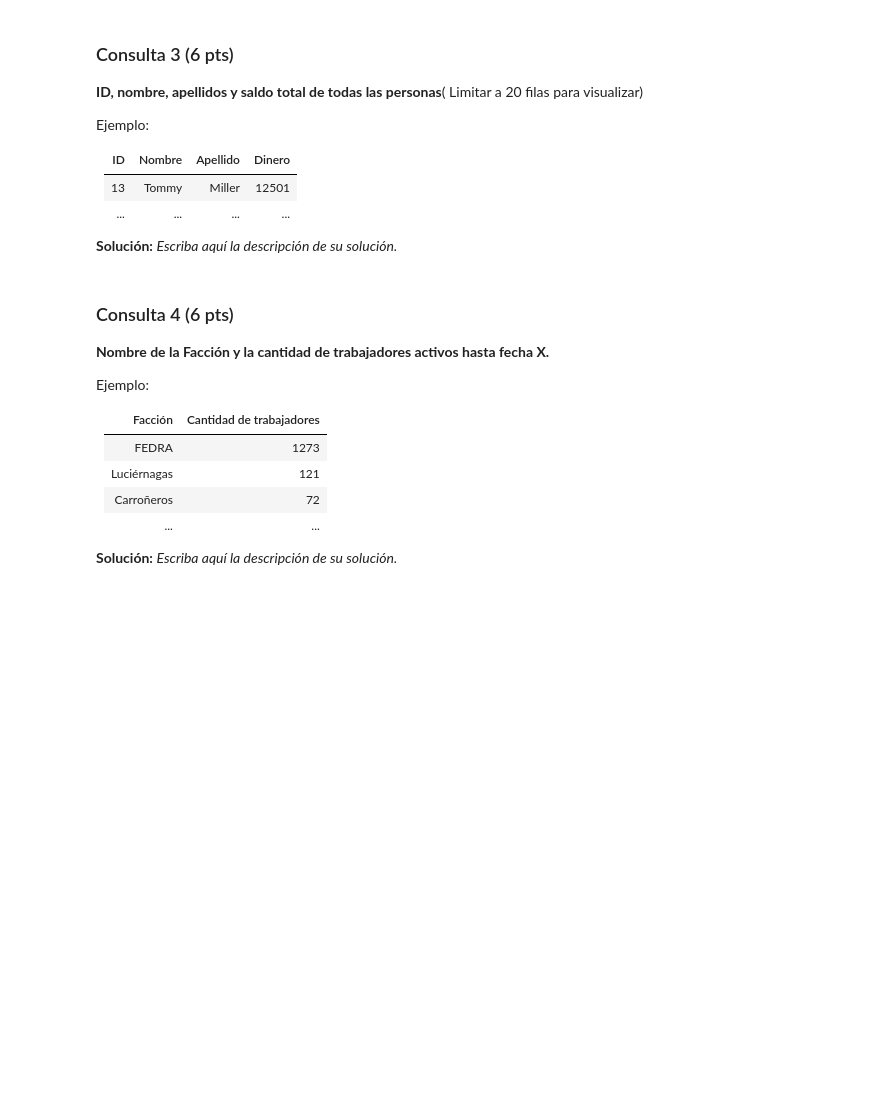
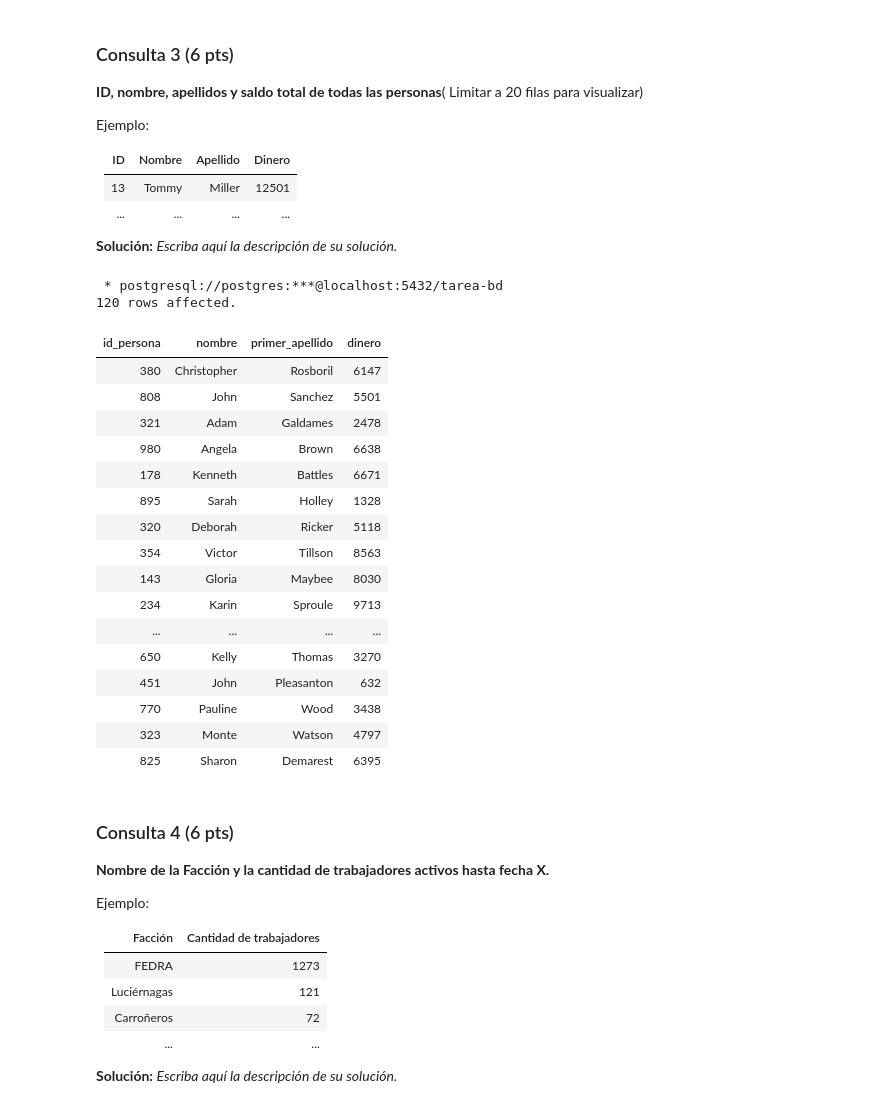
Before and after one commit to blindjamin/Tareas-Bases-de-Datos-Grupo, a Jupyter notebook: Tarea_1_BD_2023_1.ipynb, the cells around one changed output. Cells and saved outputs as stored; diff of their text form; code cells hidden in the pictures; blank space fills up the shorter version.

```diff
--- a/Tarea_1_BD_2023_1.ipynb
+++ b/Tarea_1_BD_2023_1.ipynb
@@ -477,12 +571,34 @@ Ejemplo:
 # %%
 %%sql
 
 /* Reemplace estas queries por las que resuelven las consultas pedidas. */
 
 SELECT
-    *
+    id_persona , nombre , split_part(apellidos, ' ', 1) AS primer_apellido , saldo AS Dinero
 FROM
-    *
+    personas INNER JOIN cuentas_bancarias
+ON
+    cuentas_bancarias.id_persona = personas.id
+# %% [output]
+ * postgresql://postgres:***@localhost:5432/tarea-bd
+120 rows affected.
+| id_persona | nombre | primer_apellido | dinero |
+| 380 | Christopher | Rosboril | 6147 |
+| 808 | John | Sanchez | 5501 |
+| 321 | Adam | Galdames | 2478 |
+| 980 | Angela | Brown | 6638 |
+| 178 | Kenneth | Battles | 6671 |
+| 895 | Sarah | Holley | 1328 |
+| 320 | Deborah | Ricker | 5118 |
+| 354 | Victor | Tillson | 8563 |
+| 143 | Gloria | Maybee | 8030 |
+| 234 | Karin | Sproule | 9713 |
+| ... | ... | ... | ... |
+| 650 | Kelly | Thomas | 3270 |
+| 451 | John | Pleasanton | 632 |
+| 770 | Pauline | Wood | 3438 |
+| 323 | Monte | Watson | 4797 |
+| 825 | Sharon | Demarest | 6395 |
 # %% [markdown]
 ### Consulta 4 (6 pts)
 **Nombre de la Facción y la cantidad de trabajadores activos hasta fecha X.**
```
Also changed, not shown: parts of 11 cells of this notebook.
